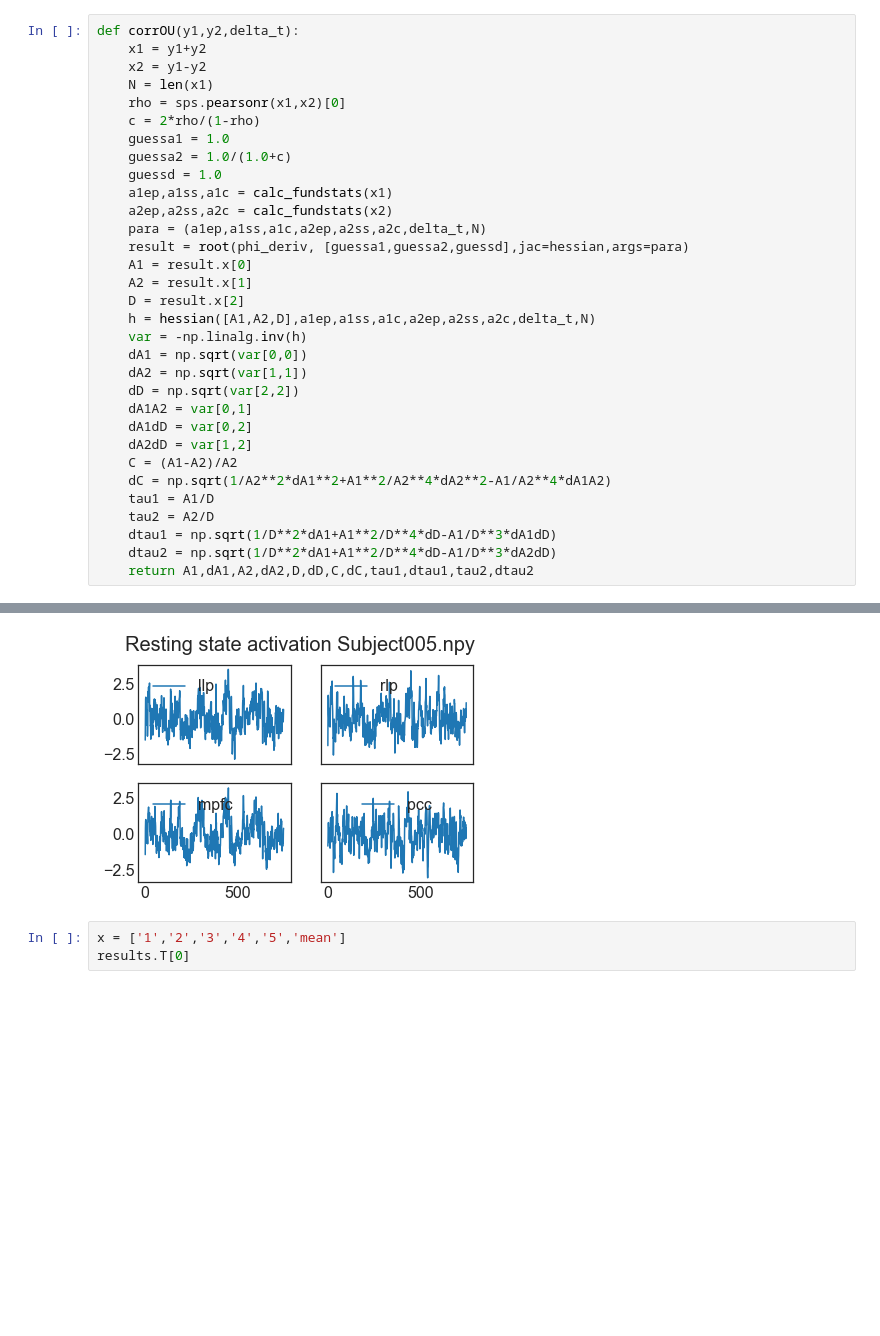
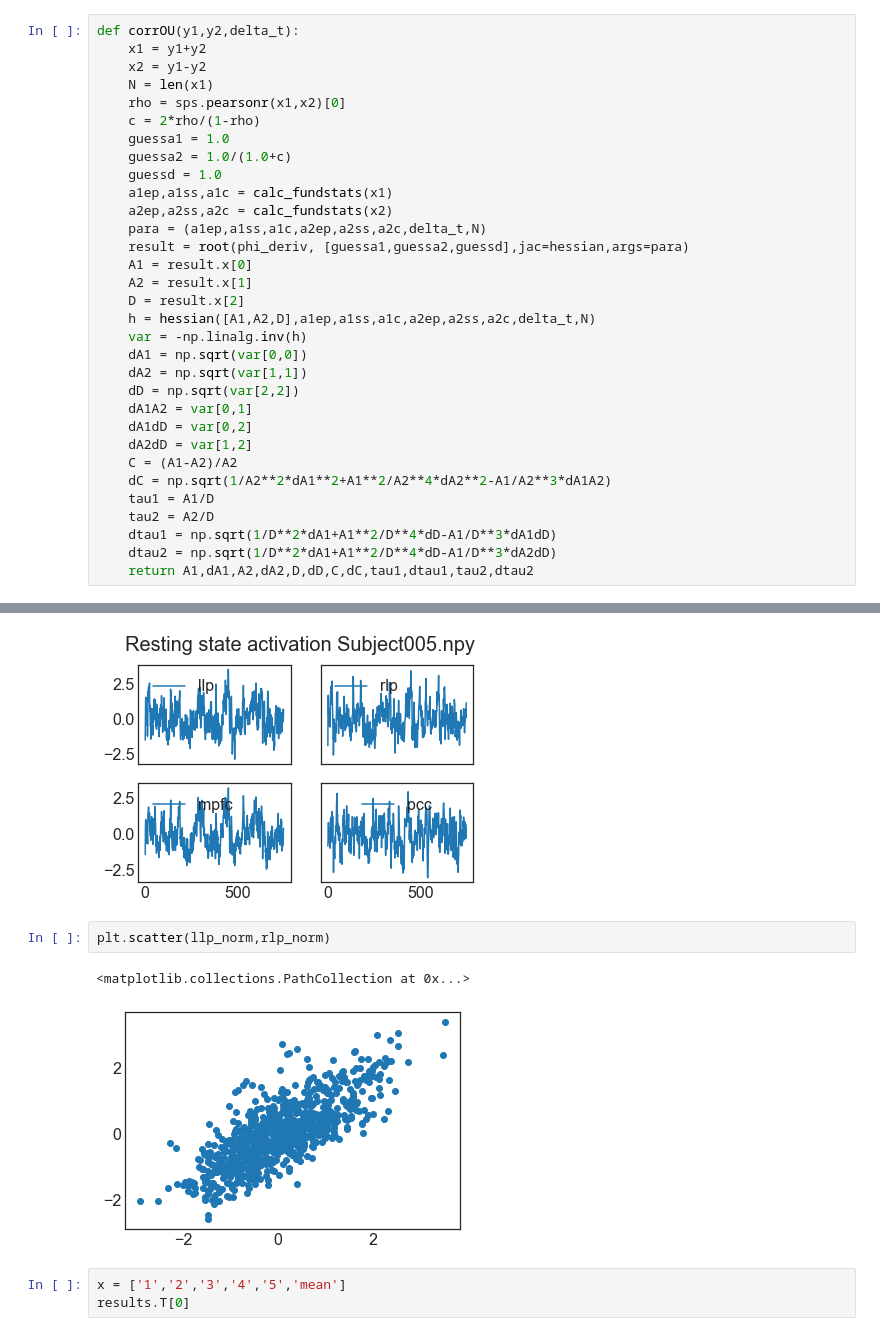
Before and after one commit to hstrey/fMRI-analysis, a Jupyter notebook: Oxytocin data OU simple analysis.ipynb, the cells around one changed output, grey strips where cells are left out. Saved outputs shown, nothing was run; the diff lists cells and outputs as text; blank space fills up the shorter version.

```diff
--- a/Oxytocin data OU simple analysis.ipynb
+++ b/Oxytocin data OU simple analysis.ipynb
@@ -196,7 +196,7 @@ def corrOU(y1,y2,delta_t):
     dA1dD = var[0,2]
     dA2dD = var[1,2]
     C = (A1-A2)/A2
-    dC = np.sqrt(1/A2**2*dA1**2+A1**2/A2**4*dA2**2-A1/A2**4*dA1A2)
+    dC = np.sqrt(1/A2**2*dA1**2+A1**2/A2**4*dA2**2-A1/A2**3*dA1A2)
     tau1 = A1/D
     tau2 = A2/D
     dtau1 = np.sqrt(1/D**2*dA1+A1**2/D**4*dD-A1/D**3*dA1dD)
@@ -459,6 +459,11 @@ A  1.001401631821105 SD A 0.09883186976369368
 [figure]
 [figure]
 [figure]
+# %%
+plt.scatter(llp_norm,rlp_norm)
+# %% [output]
+<matplotlib.collections.PathCollection at 0x...>
+[figure, added]
 # %%
 x = ['1','2','3','4','5','mean']
 results.T[0]
```
Also changed, not shown: parts of 7 cells of this notebook, 5 other files.
